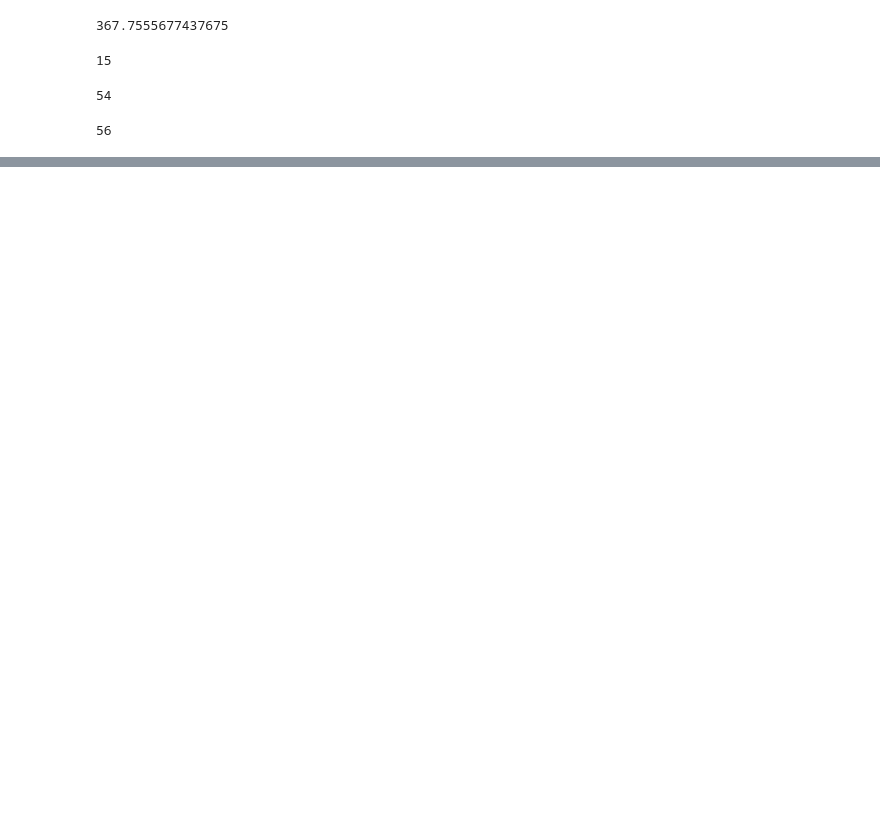
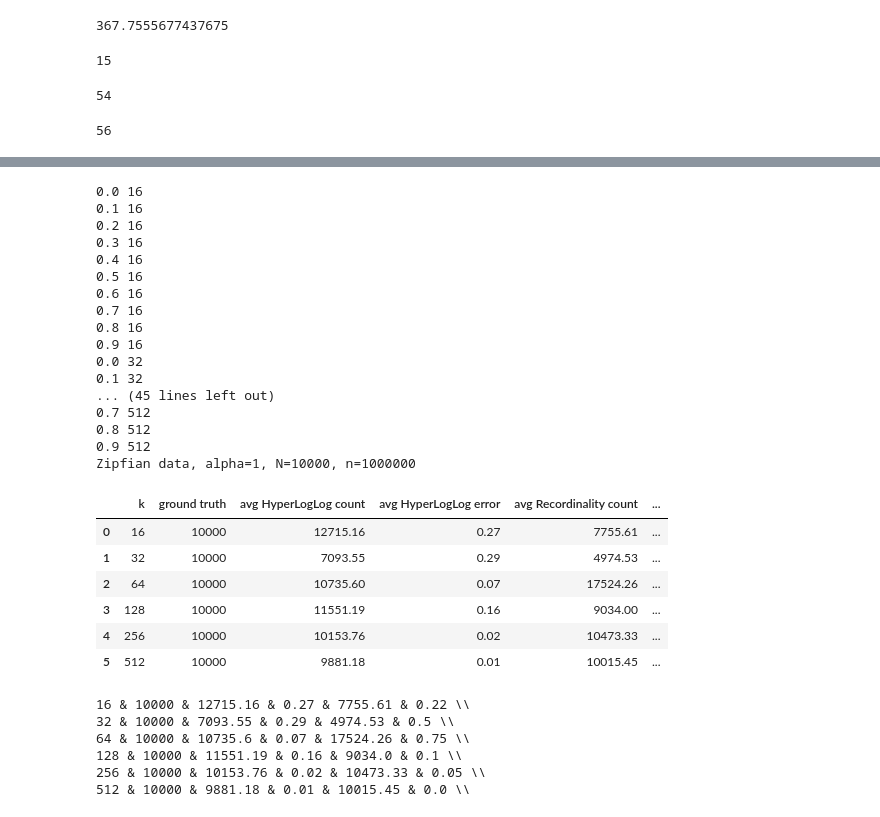
Before and after one commit to izanbf1803/cardest, a Jupyter notebook: Cardinality estimation simulations.ipynb, the cells around one changed output, grey strips where cells are left out. Saved outputs shown, nothing was run; the diff lists cells and outputs as text; code cells hidden in the pictures; blank space fills up the shorter version.

```diff
--- a/Cardinality estimation simulations.ipynb
+++ b/Cardinality estimation simulations.ipynb
@@ -94,0 +398,68 @@ R
+# %%
+N = 10**4
+STREAM_SIZE = 10**6
+BATCH_SIZE = 10**4
+alpha = 1
+rows = []
+HLL_errors = []
+R_errors = []
+k_values = [2**4, 2**5, 2**6, 2**7, 2**8, 2**9]
+for k in k_values:
+    generator = ZipfianDataGenerator(alpha=alpha, n=N)
+    HLL = HyperLogLog(salt=rand_str(20), hash_f=xxhash64, hash_size=64, m=k)
+    R = Recordinality(salt=rand_str(20), hash_f=xxhash64, k=k)
+    S = set()
+    for btch in range(STREAM_SIZE // BATCH_SIZE):
+        if (btch % 10 == 0):
+            print(btch/(STREAM_SIZE // BATCH_SIZE), k)
+        stream = generator.random_stream(BATCH_SIZE)
+        for word in stream:
+            S.add(word)
+            HLL.add(word)
+            R.add(word)
+    HLL_count = HLL.count()
+    R_count = R.count()
+    ground_truth = len(S)
+    HLL_err = abs(HLL_count - ground_truth) / ground_truth
+    R_err = abs(R_count - ground_truth) / ground_truth
+    HLL_errors.append(HLL_err)
+    R_errors.append(R_err)
+    rows.append([k, ground_truth, round(HLL_count, 2), round(HLL_err, 2), round(R_count, 2), round(R_err, 2)])
+
+df = pd.DataFrame(rows, columns=['k', 'ground truth', 'avg HyperLogLog count', 'avg HyperLogLog error', 'avg Recordinality count', 'avg Recordinality error'])
+print(f'Zipfian data, alpha={alpha}, N={N}, n={STREAM_SIZE}')
+display(df)
+print()
+print(' \\\\\n'.join(' & '.join(str(val) for val in row) for row in rows), '\\\\')
+print()
+# %% [output]
+0.0 16
+0.1 16
+0.2 16
+0.3 16
+0.4 16
+0.5 16
+0.6 16
+0.7 16
+0.8 16
+0.9 16
+0.0 32
+0.1 32
+... (45 lines left out)
+0.7 512
+0.8 512
+0.9 512
+Zipfian data, alpha=1, N=10000, n=1000000
+|  | k | ground truth | avg HyperLogLog count | avg HyperLogLog error | avg Recordinality count | ... |
+| 0 | 16 | 10000 | 12715.16 | 0.27 | 7755.61 | ... |
+| 1 | 32 | 10000 | 7093.55 | 0.29 | 4974.53 | ... |
+| 2 | 64 | 10000 | 10735.60 | 0.07 | 17524.26 | ... |
+| 3 | 128 | 10000 | 11551.19 | 0.16 | 9034.00 | ... |
+| 4 | 256 | 10000 | 10153.76 | 0.02 | 10473.33 | ... |
+| 5 | 512 | 10000 | 9881.18 | 0.01 | 10015.45 | ... |
+16 & 10000 & 12715.16 & 0.27 & 7755.61 & 0.22 \\
+32 & 10000 & 7093.55 & 0.29 & 4974.53 & 0.5 \\
+64 & 10000 & 10735.6 & 0.07 & 17524.26 & 0.75 \\
+128 & 10000 & 11551.19 & 0.16 & 9034.0 & 0.1 \\
+256 & 10000 & 10153.76 & 0.02 & 10473.33 & 0.05 \\
+512 & 10000 & 9881.18 & 0.01 & 10015.45 & 0.0 \\
```
Also changed, not shown: parts of 17 cells of this notebook, 4 other files.
